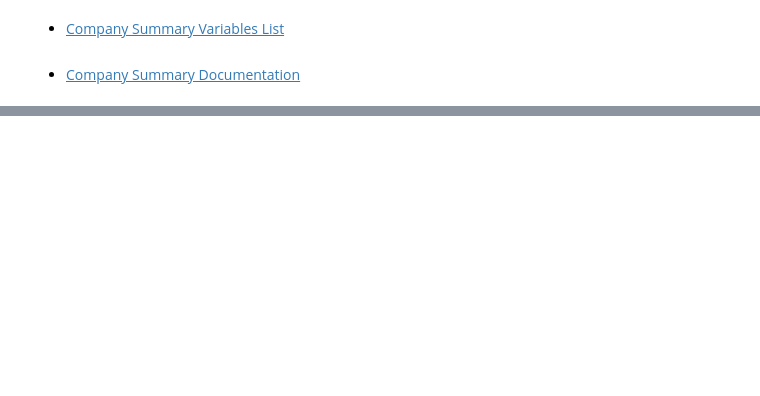
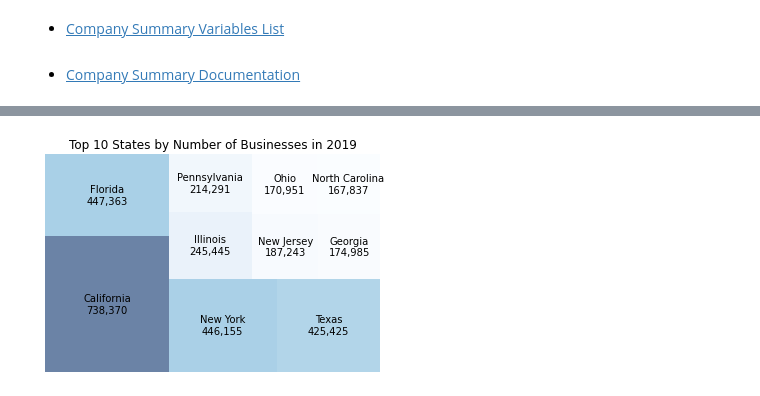
Before and after one commit to ahadh762/Census-Data-API-Group-Assessment, a Jupyter notebook: company_summary.ipynb, the cells around one changed output, grey strips where cells are left out. Drawn from its saved outputs; the diff is of its cells as text; code cells hidden in the pictures; blank space fills up the shorter version.

```diff
--- a/company_summary.ipynb
+++ b/company_summary.ipynb
@@ -39,0 +100,21 @@ df
+# %%
+labels = 'NAME,FIRMPDEMP'
+
+# data_group = '&for=us'  # FOR ENTIRE USA
+data_group = '&for=state'
+
+# Set area = '' for USA and US STATES
+# area = 'area:12060'
+area = ''
+
+NAICS2017_value = ''
+
+API_key = '&key=1ba63b3df04e1bd07755febe18f836df1b86fc9f'
+
+df = pd.read_json(f'https://api.census.gov/data/2018/abscs?get={labels}{data_group}{area}{NAICS2017_value}{API_key}')
+new_header = df.iloc[0] #grab the first row for the header
+df = df[1:] #take the data after the header row
+df.columns = new_header #set the header row as the df header
+df['FIRMPDEMP'] = df['FIRMPDEMP'].astype(int)
+df = df[['NAME','FIRMPDEMP']].sort_values(by='FIRMPDEMP',ascending=False)
+df.head(10)
@@ -39,0 +147,17 @@ df
+# %%
+import matplotlib
+import squarify
+cmap = matplotlib.cm.Blues
+
+minimum=min(df['FIRMPDEMP'].head(10))
+maximum=max(df['FIRMPDEMP'].head(10))
+norm = matplotlib.colors.Normalize(vmin=minimum, vmax=maximum)
+labels = [f'{State}\n{"{:,}".format(count)}' for State, count in zip(df.NAME, df.FIRMPDEMP)]
+
+colors = [cmap(norm(value)) for value in df['FIRMPDEMP'].head(10)]
+squarify.plot(sizes=df['FIRMPDEMP'].head(10), label=labels, alpha=0.6, color = colors)
+plt.title('Top 10 States by Number of Businesses in 2019')
+plt.axis('off')
+plt.show()
+# %% [output]
+[figure, added]
```
Also changed, not shown: parts of 6 cells of this notebook.
